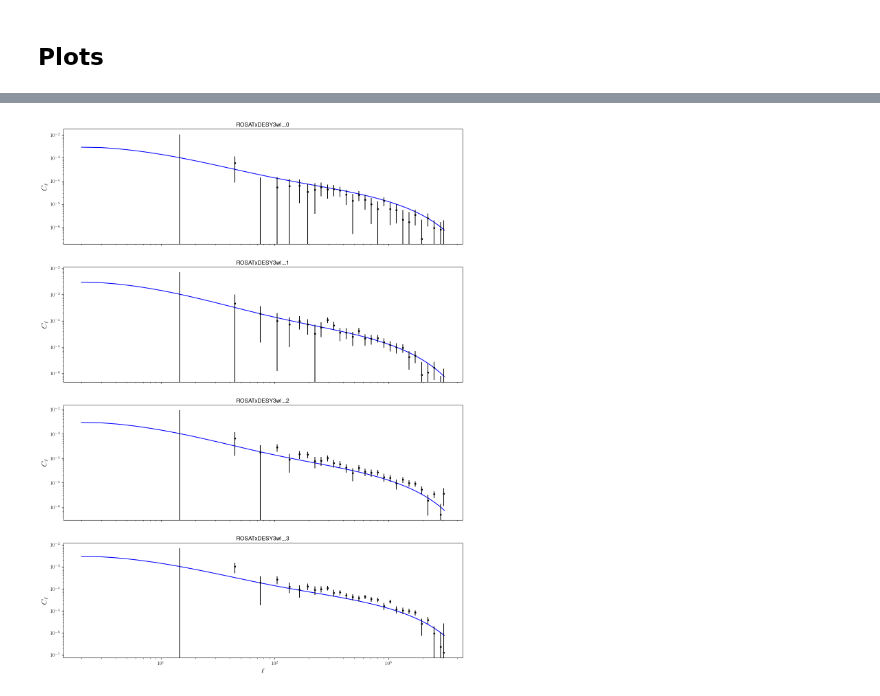
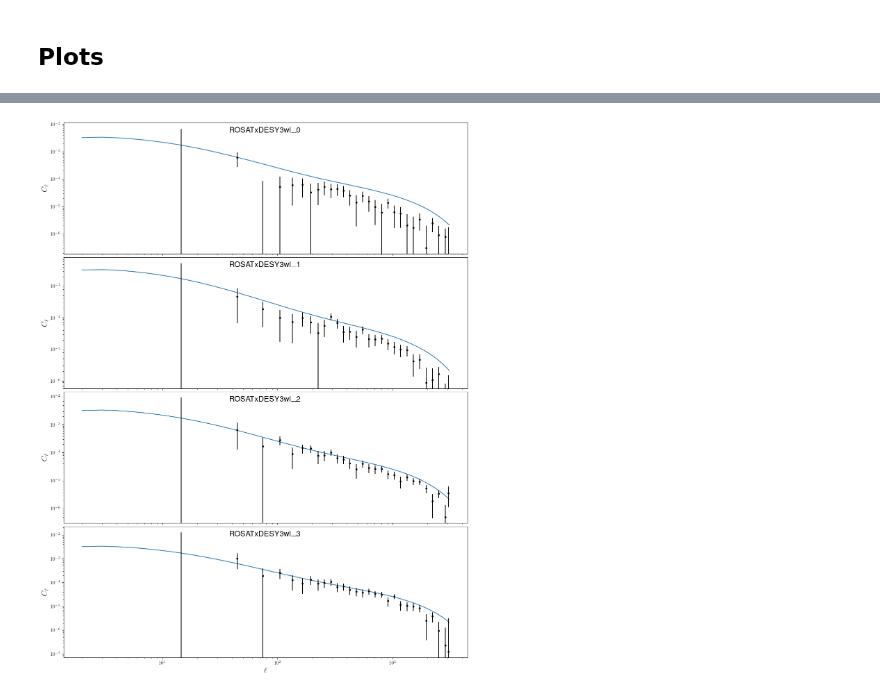
Before and after one commit to Cosmotheka/Cosmotheka_likelihoods, a Jupyter notebook: papers/ROSATx/Hydrostatic_Equilibrium.ipynb, the cells around one changed output, grey strips where cells are left out. Saved outputs shown, nothing was run; the diff lists cells and outputs as text; code cells hidden in the pictures.

```diff
--- a/papers/ROSATx/Hydrostatic_Equilibrium.ipynb
+++ b/papers/ROSATx/Hydrostatic_Equilibrium.ipynb
@@ -7,8 +7,13 @@ import pyatomdb
 from astropy.io import fits
 import matplotlib.pyplot as plt
 from matplotlib import rc
-rc('font', **{'family': 'sans-serif', 'sans-serif': ['Helvetica']})
-rc('text', usetex=True)
+import os
+import pickle
+
+rc("font", **{"family": "sans-serif", "sans-serif": ["Helvetica"]})
+rc("text", usetex=True)
+
+my_colours = ["#4DAF4A", "#377EB8", "#984EA3", "#E41A1C", "#FF7F00"]
 # %% [markdown]
 ## Loading the data
 # %%
@@ -118,2 +122,11 @@ cl_he *= cl_smoothing_factor(ls)
+# %%
+k_arr = np.geomspace(1e-4, 1e2, 256)
+a_arr = np.linspace(0.3, 1, 8)
+ls = np.unique(np.geomspace(2, 3100, 128).astype(int)).astype(float)
+
+pk_he = ccl.halos.halomod_Pk2D(cosmo, hmc, dmat,
+                               prof2=x_he, lk_arr=np.log(k_arr), a_arr=a_arr)
+cl = ccl.angular_cl(cosmo, ts, tx, ls, p_of_k_a=pk_he)
+cl_he = rx.profiles.cl_smoothed(cl, ls)
 # %% [markdown]
 ## Plots
@@ -128,37 +133,38 @@ plt.ylabel(r'$C_\ell$', fontsize=15);
 # %%
 fig, ax = plt.subplots(4, 1, figsize=(15, 20))
+plt.subplots_adjust(hspace=0.025)
 
-ax[0].plot(ls, cl_he, 'b')
-ax[0].errorbar(ROSAT, DESY3wl__0, yerr=err, fmt='k.')
+ax[0].plot(ls, cl_he, color=my_colours[1])
+ax[0].errorbar(ROSAT, DESY3wl__0, yerr=err__0, fmt="k.")
 ax[0].xaxis.set_tick_params(labelbottom=False)
-ax[0].set_title(r'ROSATxDESY3wl__0')
+ax[0].set_title(r"ROSATxDESY3wl__0", fontsize=16, y=1.0, pad=-20)
 
-ax[1].plot(ls, cl_he, 'b')
-ax[1].errorbar(ROSAT, DESY3wl__1, yerr=err, fmt='k.')
+ax[1].plot(ls, cl_he, color=my_colours[1])
+ax[1].errorbar(ROSAT, DESY3wl__1, yerr=err__1, fmt="k.")
 ax[1].xaxis.set_tick_params(labelbottom=False)
-ax[1].set_title(r'ROSATxDESY3wl__1')
+ax[1].set_title(r"ROSATxDESY3wl__1", fontsize=16, y=1.0, pad=-20)
 
-ax[2].plot(ls, cl_he, 'b')
-ax[2].errorbar(ROSAT, DESY3wl__2, yerr=err, fmt='k.')
+ax[2].plot(ls, cl_he, color=my_colours[1])
+ax[2].errorbar(ROSAT, DESY3wl__2, yerr=err__2, fmt="k.")
 ax[2].xaxis.set_tick_params(labelbottom=False)
-ax[2].set_title(r'ROSATxDESY3wl__2')
+ax[2].set_title(r"ROSATxDESY3wl__2", fontsize=16, y=1.0, pad=-20)
 
-ax[3].plot(ls, cl_he, 'b')
-ax[3].errorbar(ROSAT, DESY3wl__3, yerr=err, fmt='k.')
-ax[3].set_title(r'ROSATxDESY3wl__3')
+ax[3].plot(ls, cl_he, color=my_colours[1])
+ax[3].errorbar(ROSAT, DESY3wl__3, yerr=err__3, fmt="k.")
+ax[3].set_title(r"ROSATxDESY3wl__3", fontsize=16, y=1.0, pad=-20)
 
 ax[0].loglog()
 ax[1].loglog()
 ax[2].loglog()
 ax[3].loglog()
 
-ax[0].set_ylabel(r'$C_\ell$', fontsize=16)
-ax[1].set_ylabel(r'$C_\ell$', fontsize=16)
-ax[2].set_ylabel(r'$C_\ell$', fontsize=16)
-ax[3].set_ylabel(r'$C_\ell$', fontsize=16)
+ax[0].set_ylabel(r"$C_\ell$", fontsize=16)
+ax[1].set_ylabel(r"$C_\ell$", fontsize=16)
+ax[2].set_ylabel(r"$C_\ell$", fontsize=16)
+ax[3].set_ylabel(r"$C_\ell$", fontsize=16)
 
-ax[3].set_xlabel(r'$\ell$', fontsize=16);
+ax[3].set_xlabel(r"$\ell$", fontsize=16)
 
-fig.savefig('Plots/HE_Cls.pdf')
+fig.savefig("Plots/HE_Cls.pdf")
 # %% [output]
-[figure, old version]
+[figure, new version]
```
Also changed, not shown: parts of 11 cells of this notebook, 2 other files.
